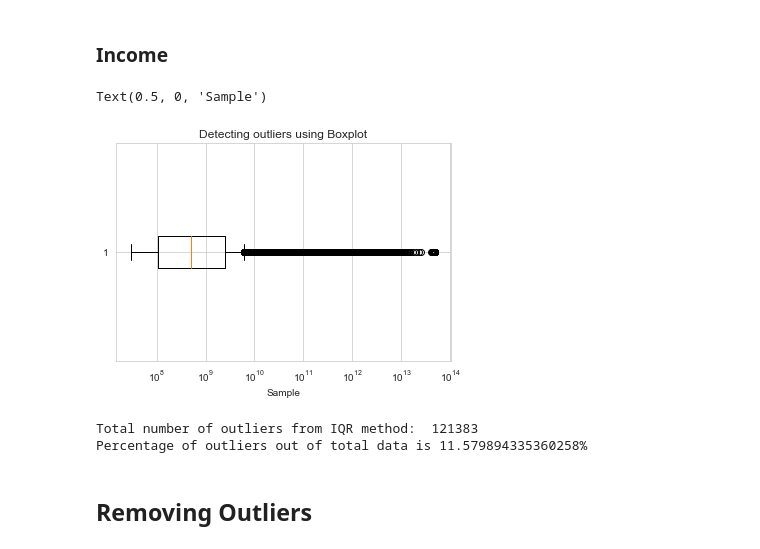
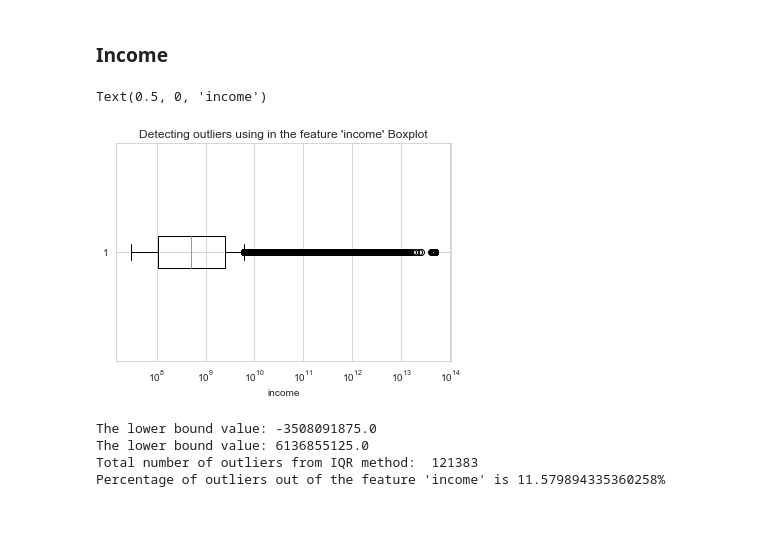
Before and after one commit to gauravsh0812/Bitcoin_Heist, a Jupyter notebook: Bitcoin_Heist.ipynb, the cells around one changed output. Saved outputs shown, nothing was run; the diff lists cells and outputs as text; code cells hidden in the pictures; blank space fills up the shorter version.

```diff
--- a/Bitcoin_Heist.ipynb
+++ b/Bitcoin_Heist.ipynb
@@ -541,14 +603,13 @@ Percentage of outliers out of total data is 21.337369374044812%
 # %%
 sample = df['income']
 
-import matplotlib.pyplot as plt
 plt.boxplot(sample, vert=False)
 plt.xscale('log')
-plt.title("Detecting outliers using Boxplot")
-plt.xlabel('Sample')
+plt.title("Detecting outliers using in the feature 'income' Boxplot")
+plt.xlabel('income')
 # %% [output]
-Text(0.5, 0, 'Sample')
+Text(0.5, 0, 'income')
-[figure, old version]
+[figure, new version]
 # %%
 outliers = []
 def detect_outliers_iqr(data):
@@ -563,12 +624,14 @@ def detect_outliers_iqr(data):
     for i in data:
         if (i<lwr_bound or i>upr_bound):
             outliers.append(i)
-    return outliers# Driver code
-sample_outliers = detect_outliers_iqr(sample)
+    return outliers, lwr_bound, upr_bound
+sample_outliers, lwr_bound, upr_bound = detect_outliers_iqr(sample)
+print(f'The lower bound value: {lwr_bound}')
+print(f'The lower bound value: {upr_bound}')
 print("Total number of outliers from IQR method: ", len(sample_outliers))
-print(f"Percentage of outliers out of total data is {(len(sample_outliers)/len(sample))*100}% ")
+print(f"Percentage of outliers out of the feature 'income' is {(len(sample_outliers)/len(sample))*100}% ")
 # %% [output]
+The lower bound value: -3508091875.0
+The lower bound value: 6136855125.0
 Total number of outliers from IQR method:  121383
-Percentage of outliers out of total data is 11.579894335360258%
+Percentage of outliers out of the feature 'income' is 11.579894335360258%
-# %% [markdown]
-## Removing Outliers
```
Also changed, not shown: parts of 13 cells of this notebook.
